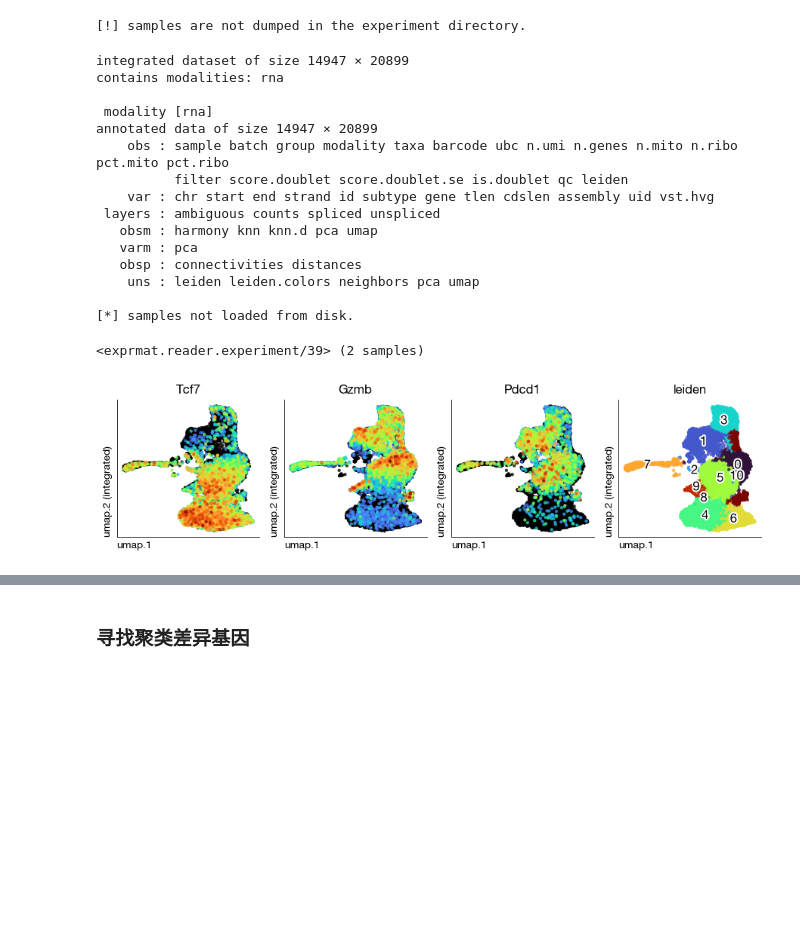
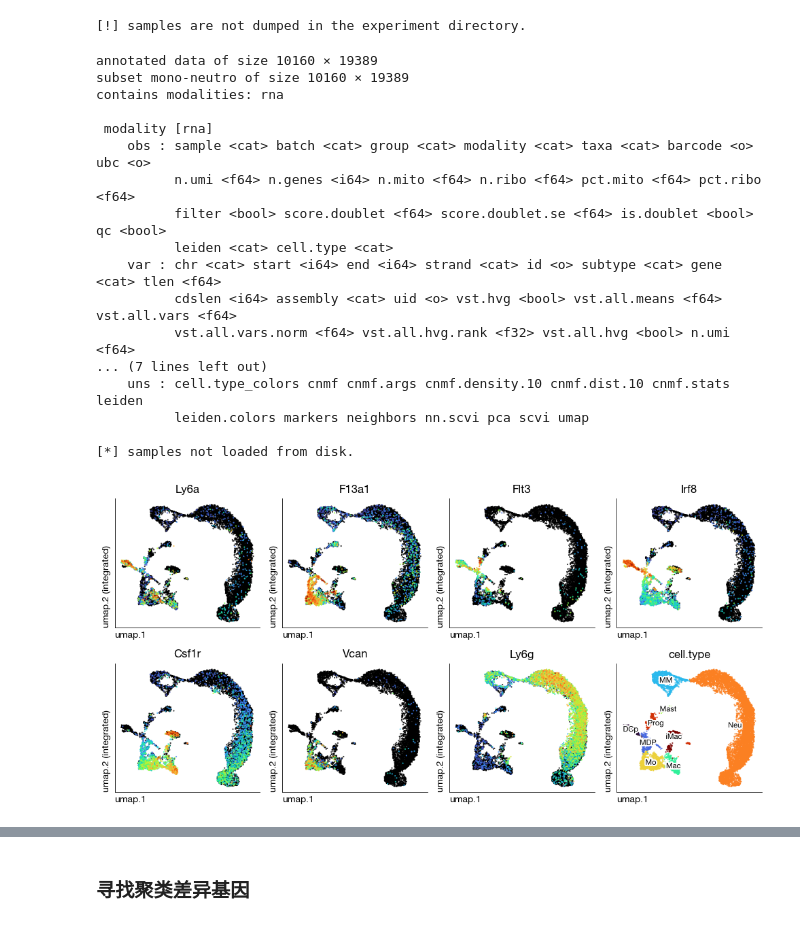
Before and after one commit to yang-z-03/exprmat, a Jupyter notebook: docs/source/notebooks/profile-cluster.ipynb, the cells around one changed output, grey strips where cells are left out. Cells and saved outputs as stored; diff of their text form; code cells hidden in the pictures; blank space fills up the shorter version.

```diff
--- a/docs/source/notebooks/profile-cluster.ipynb
+++ b/docs/source/notebooks/profile-cluster.ipynb
@@ -22,36 +29,39 @@ em.setwd('/home/data/yangz/shared/tutorial')
 # %% [markdown]
 我们从之前保存的路径加载数据集：
 # %%
-expm = em.load_experiment('expm', load_samples = False)
+expm = em.load_experiment('expression', load_samples = False, load_subset = 'mono-neutro')
 # %% [output]
 [!] samples are not dumped in the experiment directory.
 # %%
-expm
+print(expm)
 # %% [output]
-integrated dataset of size 14947 × 20899
+annotated data of size 10160 × 19389
+subset mono-neutro of size 10160 × 19389
 contains modalities: rna
 
  modality [rna]
-annotated data of size 14947 × 20899
-    obs : sample batch group modality taxa barcode ubc n.umi n.genes n.mito n.ribo pct.mito pct.ribo
-          filter score.doublet score.doublet.se is.doublet qc leiden
-    var : chr start end strand id subtype gene tlen cdslen assembly uid vst.hvg
- layers : ambiguous counts spliced unspliced
-   obsm : harmony knn knn.d pca umap
-   varm : pca
-   obsp : connectivities distances
-    uns : leiden leiden.colors neighbors pca umap
+    obs : sample <cat> batch <cat> group <cat> modality <cat> taxa <cat> barcode <o> ubc <o>
+          n.umi <f64> n.genes <i64> n.mito <f64> n.ribo <f64> pct.mito <f64> pct.ribo <f64>
+          filter <bool> score.doublet <f64> score.doublet.se <f64> is.doublet <bool> qc <bool>
+          leiden <cat> cell.type <cat>
+    var : chr <cat> start <i64> end <i64> strand <cat> id <o> subtype <cat> gene <cat> tlen <f64>
+          cdslen <i64> assembly <cat> uid <o> vst.hvg <bool> vst.all.means <f64> vst.all.vars <f64>
+          vst.all.vars.norm <f64> vst.all.hvg.rank <f32> vst.all.hvg <bool> n.umi <f64>
+... (7 lines left out)
+    uns : cell.type_colors cnmf cnmf.args cnmf.density.10 cnmf.dist.10 cnmf.stats leiden
+          leiden.colors markers neighbors nn.scvi pca scvi umap
 
 [*] samples not loaded from disk.
-<exprmat.reader.experiment/39> (2 samples)
 # %%
 fig = expm.plot_rna_embedding_multiple(
-    basis = 'umap', features = ['Tcf7', 'Gzmb', 'Pdcd1', 'leiden'], ncols = 4,
-    legend = False, cmap = 'turbo', contour_plot = False,
-    annotate = True, annotate_style = 'text',
-    sort = True, figsize = (9, 2.5), dpi = 100,
+    basis = 'umap', features = [
+        'Ly6a', 'F13a1', 'Flt3', 'Irf8',
+        'Csf1r', 'Vcan', 'Ly6g', 'cell.type'
+    ], ncols = 4,
+    sort = True, figsize = (10, 5), dpi = 100, legend = False,
+    annotate_style = 'text', annotate_fontsize = 8, ptsize = 2
 )
 # %% [output]
-[figure, old version]
+[figure, new version]
 # %%
 fig = expm.plot_rna_embedding(
```
Also changed, not shown: parts of 13 cells of this notebook, 35 other files.
